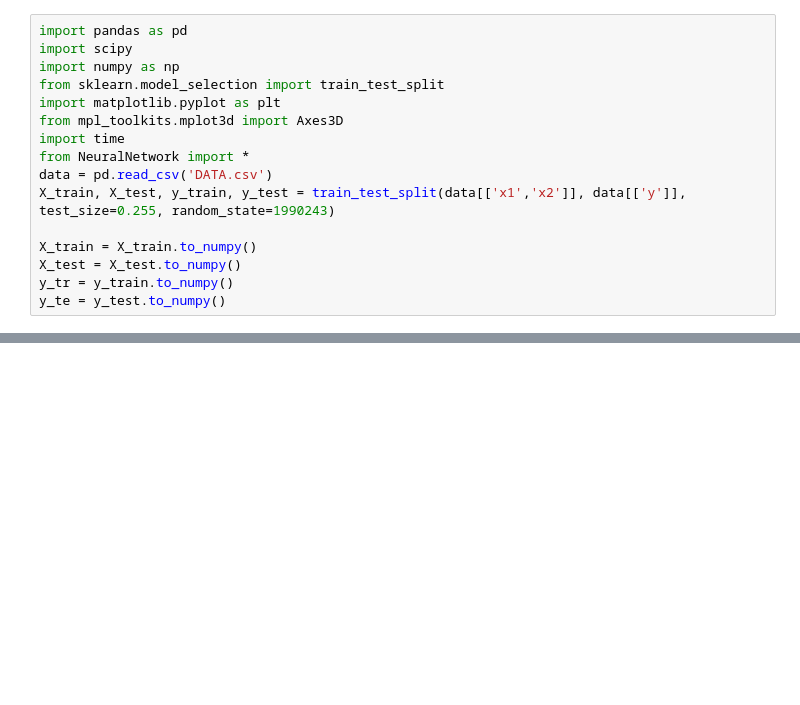
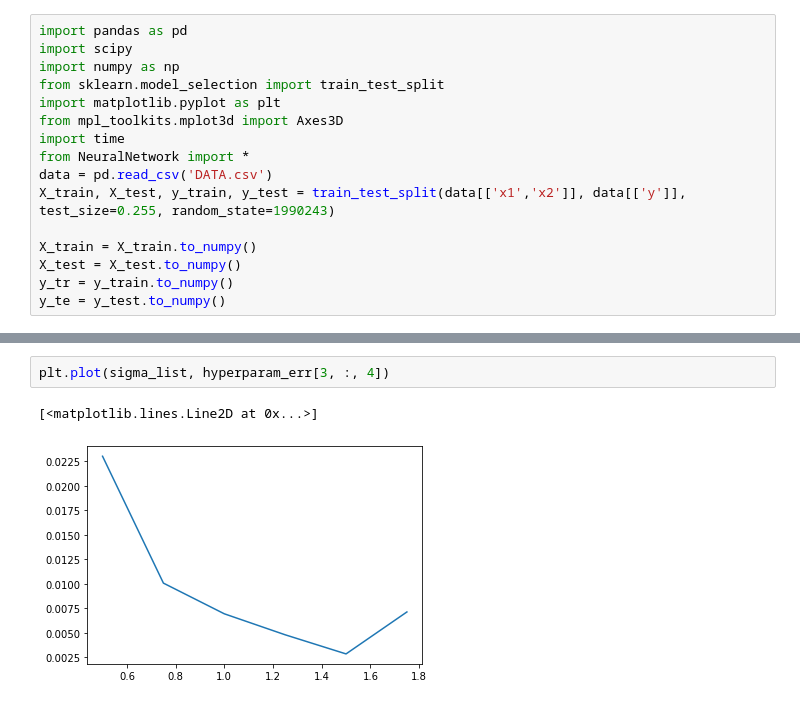
Before and after one commit to joonasrooben/OMML_JAB, a Jupyter notebook: 11/Untitled.ipynb, the cells around one changed output, grey strips where cells are left out. Saved outputs shown, nothing was run; the diff lists cells and outputs as text; blank space fills up the shorter version.

```diff
--- a/11/Untitled.ipynb
+++ b/11/Untitled.ipynb
@@ -25,0 +35,5 @@ ValueError: operands could not be broadcast together with shapes (2500,) (64,2)
+# %%
+plt.plot(sigma_list, hyperparam_err[3, :, 4])
+# %% [output]
+[<matplotlib.lines.Line2D at 0x...>]
+[figure, added]
```
Also changed, not shown: parts of 4 cells of this notebook, 14 other files.
